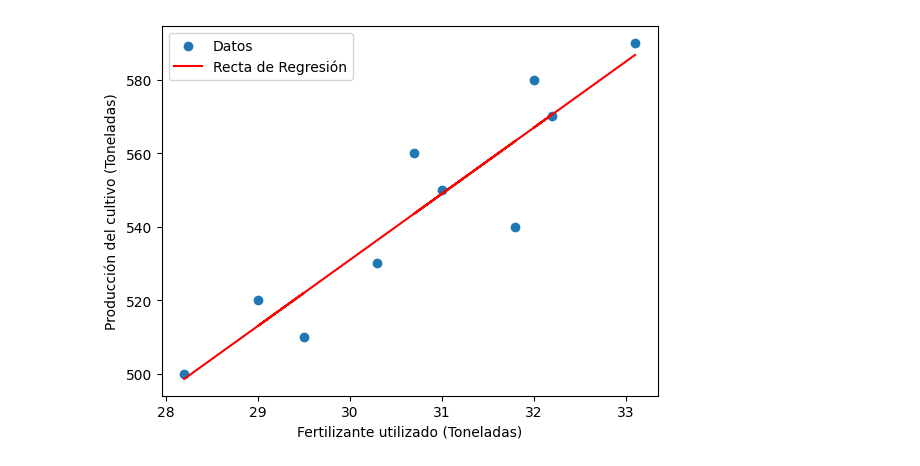
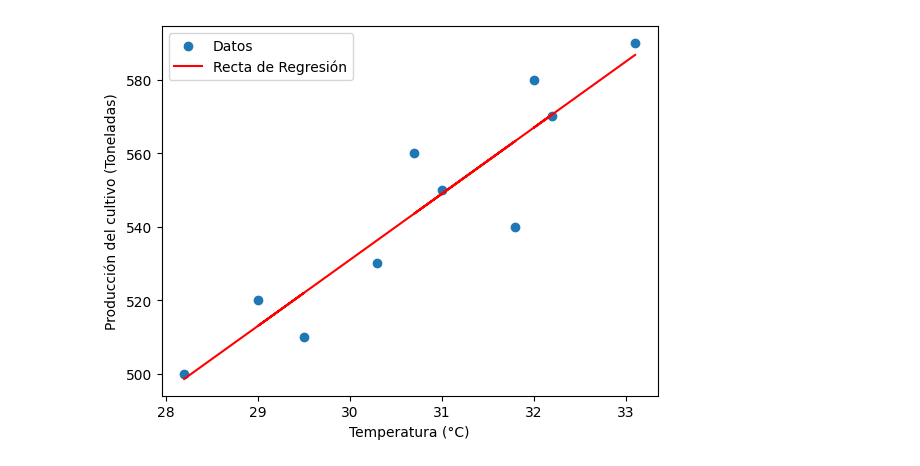
Before and after one commit to PatricioFigueroa/Informe-m-todo-num-rico, a Jupyter notebook: Método_Numerico.ipynb, the cells around one changed output. Saved outputs shown, nothing was run; the diff lists cells and outputs as text; code cells hidden in the pictures.

```diff
--- a/Método_Numerico.ipynb
+++ b/Método_Numerico.ipynb
@@ -17,18 +17,18 @@ def regresion_lineal(x, y):
 
 y = np.array([500, 510, 520, 530, 540, 550, 560, 570, 580, 590])
 # %%
-fertilizante_x = np.array([28.2, 29.5, 29.0, 30.3, 31.8, 31.0, 30.7, 32.2, 32.0, 33.1])
-m, n = regresion_lineal(fertilizante_x, y)
+temp_x = np.array([28.2, 29.5, 29.0, 30.3, 31.8, 31.0, 30.7, 32.2, 32.0, 33.1])
+m, n = regresion_lineal(temp_x, y)
 
 # Calcula los valores de y predichos por la regresión lineal
-y_pred = m * fertilizante_x + n
+y_pred = m * temp_x + n
 
 # Grafica los puntos y la recta de regresión
-plt.scatter(fertilizante_x, y, label='Datos')
-plt.plot(fertilizante_x, y_pred, color='red', label='Recta de Regresión')
-plt.xlabel('Fertilizante utilizado (Toneladas)')
+plt.scatter(temp_x, y, label='Datos')
+plt.plot(temp_x, y_pred, color='red', label='Recta de Regresión')
+plt.xlabel('Temperatura (°C)')
 plt.ylabel('Producción del cultivo (Toneladas)')
 plt.legend()
 plt.show()
 # %% [output]
-[figure, old version]
+[figure, new version]
```
Also changed, not shown: parts of 4 cells of this notebook.
